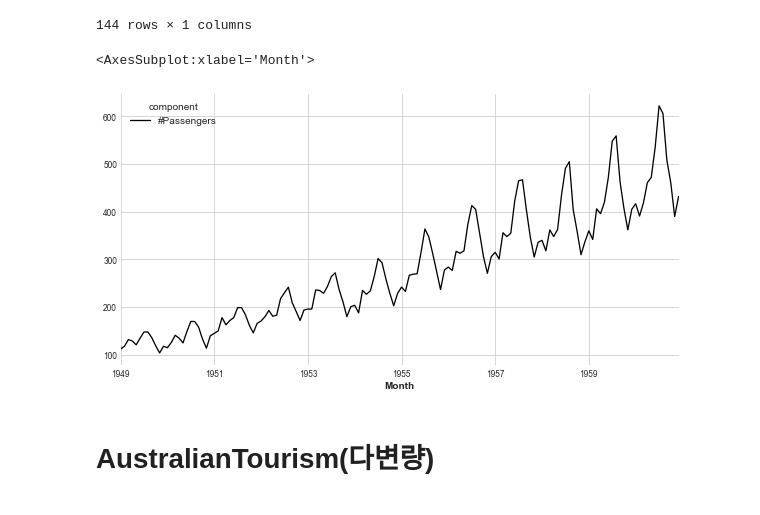
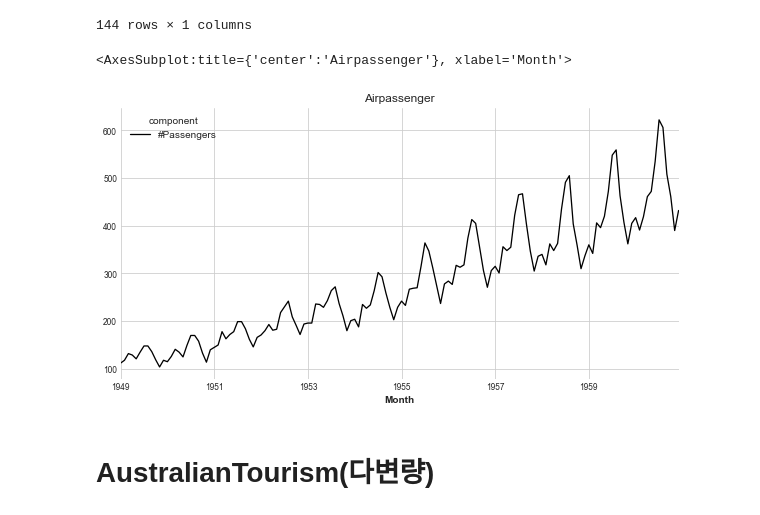
Before and after one commit to 21ckwj/Data-Analysis, a Jupyter notebook: blog용/[데이터수집] darts모듈 dataset.ipynb, the cells around one changed output. Saved outputs shown, nothing was run; the diff lists cells and outputs as text; code cells hidden in the pictures.

```diff
--- a/blog용/[데이터수집] darts모듈 dataset.ipynb
+++ b/blog용/[데이터수집] darts모듈 dataset.ipynb
@@ -33,10 +33,10 @@ display("Air Passanger Dataset",AirPassengersDataset().load().pd_dataframe())
 144 rows × 1 columns
 # %%
 df_air = AirPassengersDataset().load().pd_dataframe()
-df_air.plot(figsize=(10,5))
+df_air.plot(figsize=(10,5), title='Airpassenger')
 # %% [output]
-<AxesSubplot:xlabel='Month'>
+<AxesSubplot:title={'center':'Airpassenger'}, xlabel='Month'>
-[figure, old version]
+[figure, new version]
 # %% [markdown]
 # AustralianTourism(다변량)
 # %%
```
Also changed, not shown: parts of 24 cells of this notebook, 5 other files.
